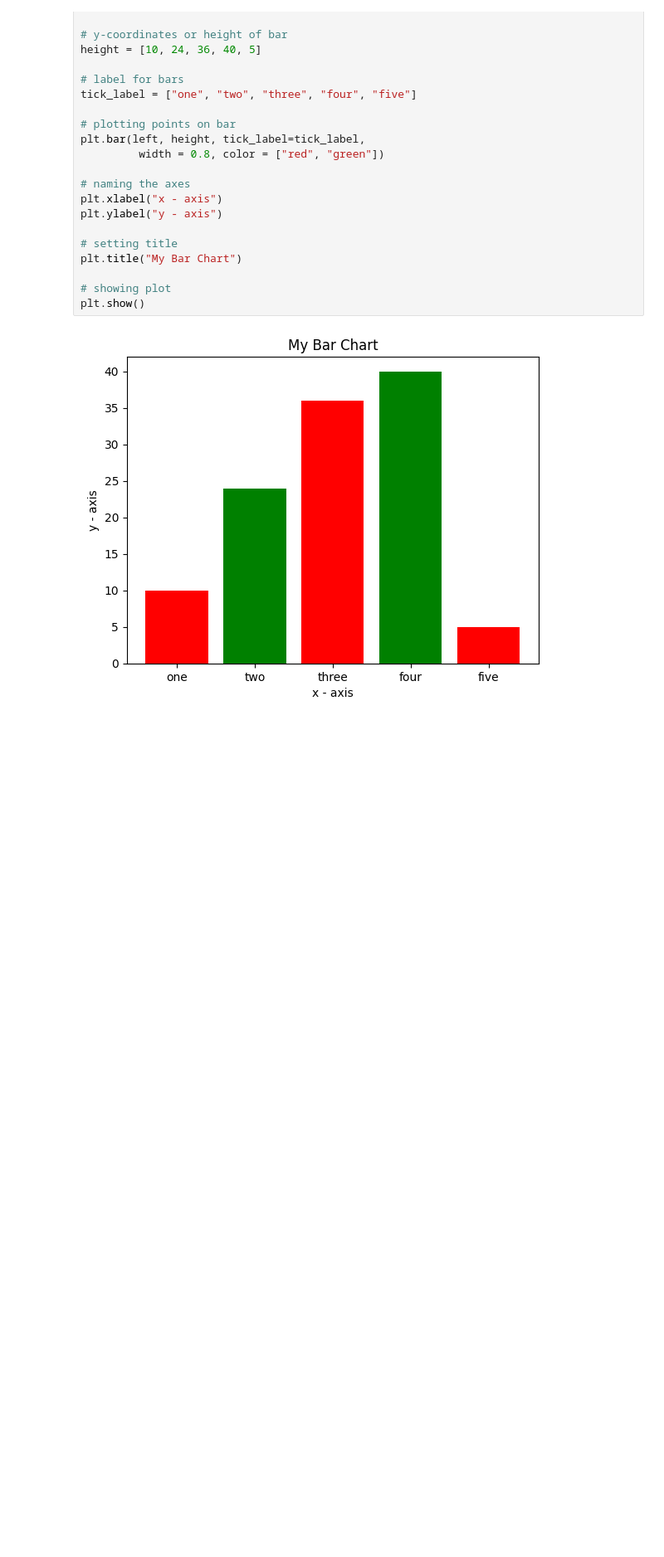
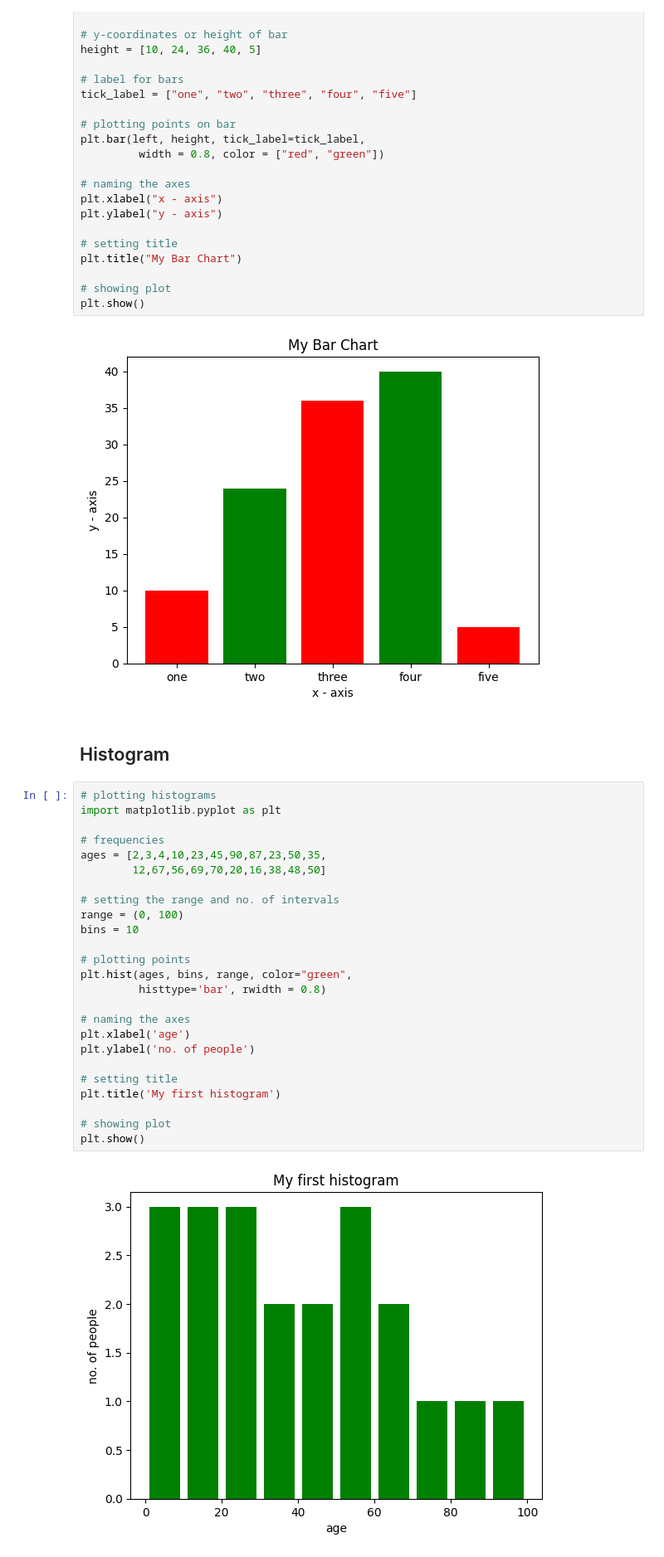
Before and after one commit to HarshvardhanJ/maths, a Jupyter notebook: src/learn/Plotting/Matplotlib.ipynb, the cells around one changed output. Shown: that part at 83% size. Cells and saved outputs as stored; diff of their text form; blank space fills up the shorter version.

Commit message:
Update learn/Plotting/Matplotlib.ipynb

```diff
--- a/src/learn/Plotting/Matplotlib.ipynb
+++ b/src/learn/Plotting/Matplotlib.ipynb
@@ -135,3 +135,32 @@ plt.title("My Bar Chart")
 plt.show()
 # %% [output]
 [figure]
+# %% [markdown]
+## Histogram
+# %%
+# plotting histograms
+import matplotlib.pyplot as plt
+
+# frequencies
+ages = [2,3,4,10,23,45,90,87,23,50,35,
+        12,67,56,69,70,20,16,38,48,50]
+
+# setting the range and no. of intervals
+range = (0, 100)
+bins = 10
+
+# plotting points
+plt.hist(ages, bins, range, color="green",
+         histtype='bar', rwidth = 0.8)
+
+# naming the axes
+plt.xlabel('age')
+plt.ylabel('no. of people')
+
+# setting title
+plt.title('My first histogram')
+
+# showing plot
+plt.show()
+# %% [output]
+[figure, added]
```
Also changed, not shown: parts of 12 cells of this notebook.
